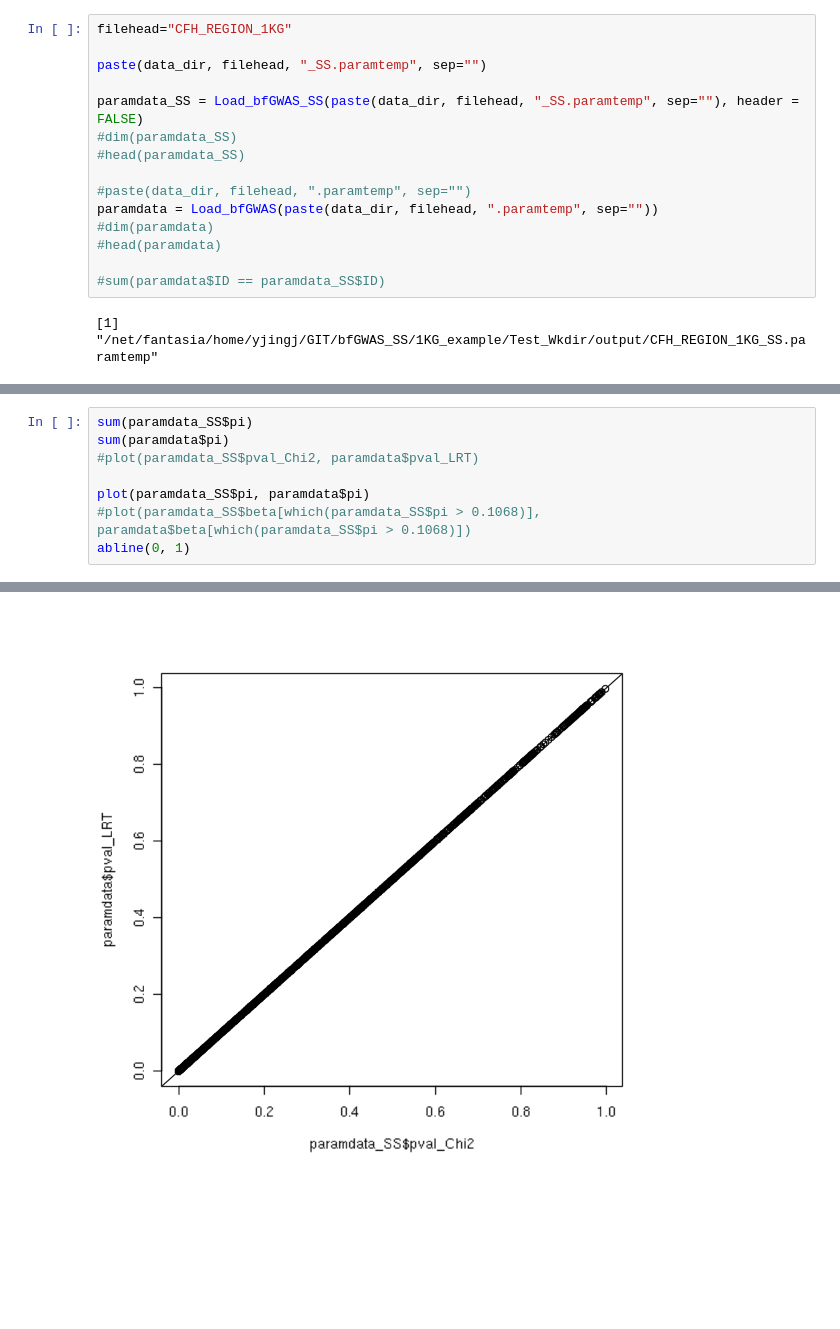
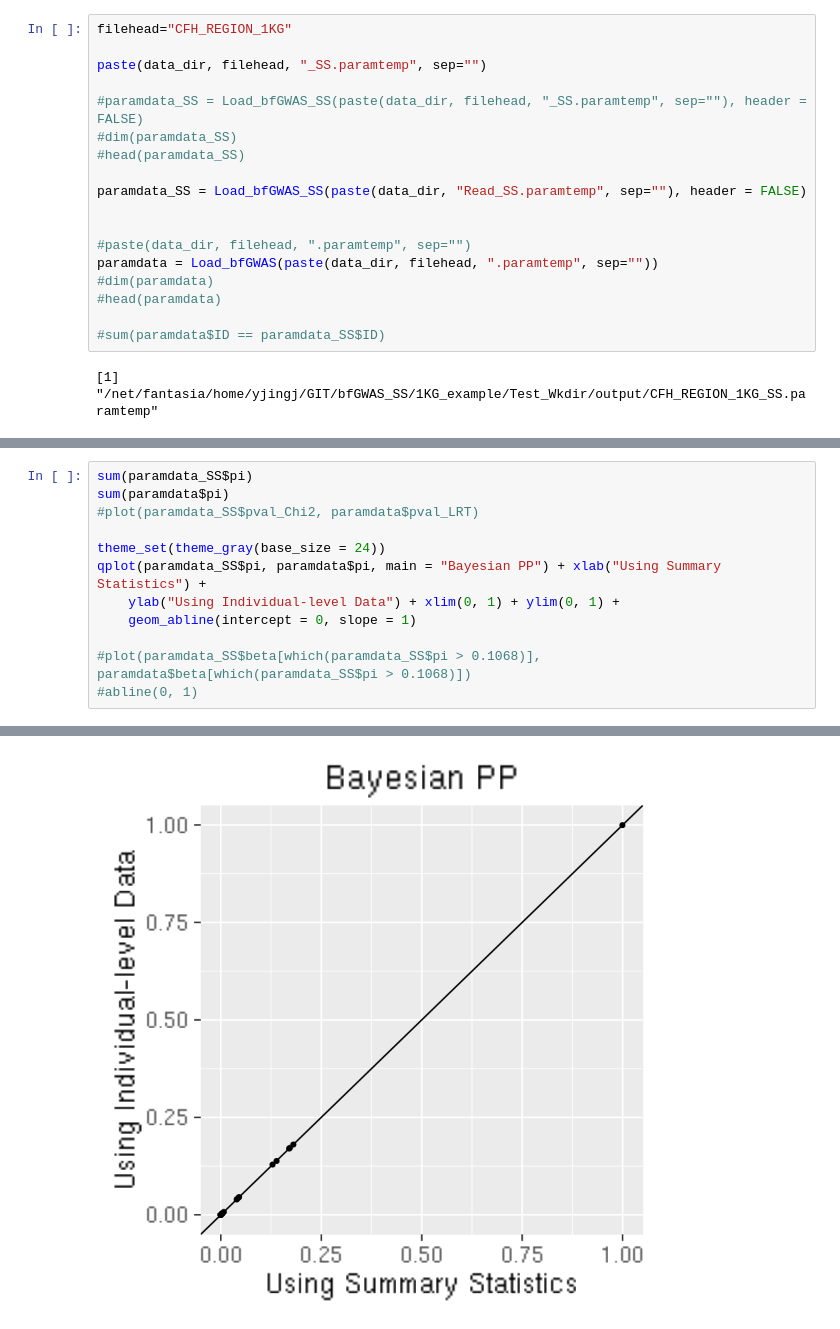
Before and after one commit to jche453/BGW-TWAS, a Jupyter notebook: 1KG_example/Test_Wkdir/output/TestRscript.ipynb, the cells around one changed output, grey strips where cells are left out. Cells and saved outputs as stored; diff of their text form; blank space fills up the shorter version.

Commit message:
enable read SS

```diff
--- a/1KG_example/Test_Wkdir/output/TestRscript.ipynb
+++ b/1KG_example/Test_Wkdir/output/TestRscript.ipynb
@@ -160,9 +160,12 @@ filehead="CFH_REGION_1KG"
 
 paste(data_dir, filehead, "_SS.paramtemp", sep="")
 
-paramdata_SS = Load_bfGWAS_SS(paste(data_dir, filehead, "_SS.paramtemp", sep=""), header = FALSE)
+#paramdata_SS = Load_bfGWAS_SS(paste(data_dir, filehead, "_SS.paramtemp", sep=""), header = FALSE)
 #dim(paramdata_SS)
 #head(paramdata_SS)
+
+paramdata_SS = Load_bfGWAS_SS(paste(data_dir, "Read_SS.paramtemp", sep=""), header = FALSE)
+
 
 #paste(data_dir, filehead, ".paramtemp", sep="")
 paramdata = Load_bfGWAS(paste(data_dir, filehead, ".paramtemp", sep=""))
@@ -211,7 +213,11 @@ sum(paramdata_SS$pi)
 sum(paramdata$pi)
 #plot(paramdata_SS$pval_Chi2, paramdata$pval_LRT)
 
-plot(paramdata_SS$pi, paramdata$pi)
+theme_set(theme_gray(base_size = 24))
+qplot(paramdata_SS$pi, paramdata$pi, main = "Bayesian PP") + xlab("Using Summary Statistics") +
+    ylab("Using Individual-level Data") + xlim(0, 1) + ylim(0, 1) +
+    geom_abline(intercept = 0, slope = 1)
+
 #plot(paramdata_SS$beta[which(paramdata_SS$pi > 0.1068)], paramdata$beta[which(paramdata_SS$pi > 0.1068)])
-abline(0, 1)
+#abline(0, 1)
 # %% [output]
@@ -219,3 +225,3 @@ abline(0, 1)
 [1] 2.00138
-[figure, old version]
+[figure, new version]
 # %%
```
Also changed, not shown: parts of 3 cells of this notebook, 11 other files.
